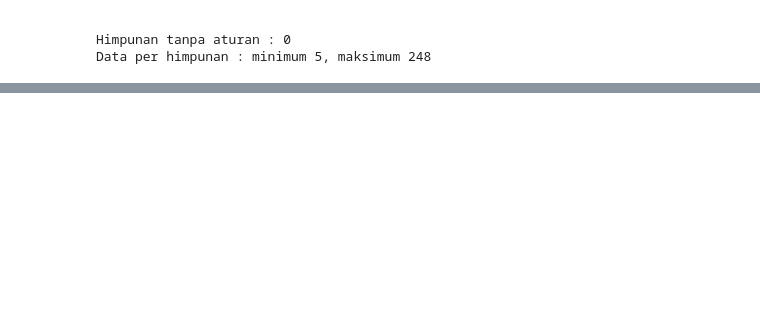
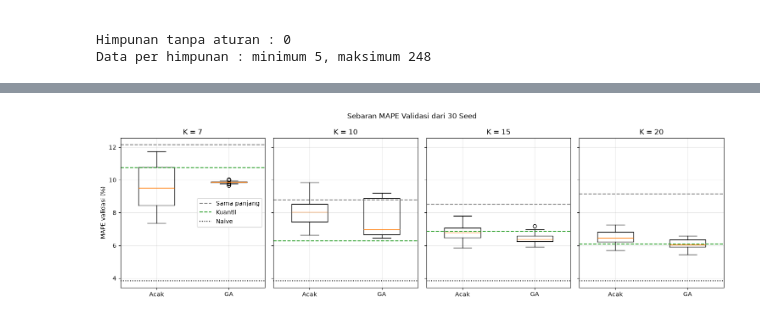
Before and after one commit to g3raldatsc/kb-final-project, a Jupyter notebook: Notebook/5_ga_fts_modeling.ipynb, the cells around one changed output, grey strips where cells are left out. Drawn from its saved outputs; the diff is of its cells as text; code cells hidden in the pictures; blank space fills up the shorter version.

```diff
--- a/Notebook/5_ga_fts_modeling.ipynb
+++ b/Notebook/5_ga_fts_modeling.ipynb
@@ -307,0 +351,92 @@ Data per himpunan : minimum 5, maksimum 248
+# %%
+import time
+from scipy.stats import wilcoxon
+
+JUMLAH_SEED = 30
+DAFTAR_K = [7, 10, 15, 20]
+UKURAN_POPULASI, JUMLAH_GENERASI = 60, 150
+SEED_AWAL = config.SEED
+a_lat, y_lat = latih.values[:-1], latih.values[1:]
+a_val, y_val = acuan_validasi.values, validasi.values
+
+baris, batas_ga = [], {}
+mulai = time.time()
+for K in DAFTAR_K:
+    for nama, b in (("Sama panjang", interval_sama_panjang(latih.values, K)),
+                    ("Sama frekuensi (kuantil)", batas_kuantil(latih.values, K))):
+        baris.append({"K": K, "metode": nama, "seed": -1,
+                      "mape_latih": mape_fts(b, latih.values, a_lat, y_lat),
+                      "mape_validasi": mape_fts(b, latih.values, a_val, y_val)})
+    batas_ga[K] = []
+    for i in range(JUMLAH_SEED):
+        seed = SEED_AWAL + i
+        acak = pencarian_acak(latih.values, K, UKURAN_POPULASI * JUMLAH_GENERASI, seed=seed + 1000)
+        ga = jalankan_ga(latih.values, K, ukuran_populasi=UKURAN_POPULASI,
+                         jumlah_generasi=JUMLAH_GENERASI, seed=seed)
+        batas_ga[K].append(ga["batas"].tolist())
+        for nama, hasil in (("Pencarian acak", acak), ("Algoritma Genetika", ga)):
+            baris.append({"K": K, "metode": nama, "seed": seed,
+                          "mape_latih": hasil["mape_latih"],
+                          "mape_validasi": mape_fts(hasil["batas"], latih.values, a_val, y_val)})
+    print(f"K = {K:<2} selesai (waktu berjalan {time.time() - mulai:.0f} detik)")
+
+eksperimen = pd.DataFrame(baris)
+eksperimen.to_csv(config.DIR_MODEL / "hasil_eksperimen_ga.csv", index=False)
+with open(config.DIR_MODEL / "batas_ga_per_seed.json", "w", encoding="utf-8") as f:
+    json.dump({str(k): v for k, v in batas_ga.items()}, f)
+
+urutan = ["Sama panjang", "Sama frekuensi (kuantil)", "Pencarian acak", "Algoritma Genetika"]
+ringkas = (eksperimen.groupby(["K", "metode"])["mape_validasi"]
+           .agg(rata2="mean", std="std", minimum="min", maksimum="max")
+           .reindex(pd.MultiIndex.from_product([DAFTAR_K, urutan], names=["K", "metode"])))
+
+print()
+print("=" * 62)
+print(f"MAPE validasi (%) dari {JUMLAH_SEED} saed per K")
+print("=" * 62)
+print(ringkas.round(2).to_string())
+print("(std kosong: pembagian bersifat pasti, tidak bergantung seed)")
+
+baris_uji = []
+for K in DAFTAR_K:
+    sub = eksperimen[eksperimen["K"] == K]
+    ga_v = sub[sub["metode"] == "Algoritma Genetika"].sort_values("seed")["mape_validasi"].values
+    acak_v = sub[sub["metode"] == "Pencarian acak"].sort_values("seed")["mape_validasi"].values
+    sp = sub[sub["metode"] == "Sama panjang"]["mape_validasi"].iloc[0]
+    kq = sub[sub["metode"] == "Sama frekuensi (kuantil)"]["mape_validasi"].iloc[0]
+    baris_uji.append({
+        "K": K,
+        "GA_lebih_baik_dari_sama_panjang_%": (ga_v < sp).mean() * 100,
+        "GA_lebih_baik_dari_kuantil_%": (ga_v < kq).mean() * 100,
+        "GA_lebih_baik_dari_acak_%": (ga_v < acak_v).mean() * 100,
+        "p_Wilcoxon_GA_vs_kuantil": wilcoxon(ga_v - kq, alternative="less").pvalue,
+        "p_Wilcoxon_GA_vs_acak": wilcoxon(ga_v - acak_v, alternative="less").pvalue,
+    })
+tabel_uji = pd.DataFrame(baris_uji).set_index("K")
+
+print()
+print("=" * 62)
+print("seberapa sering algoritma genetika lebih baik pada data valdi")
+print("=" * 62)
+print(tabel_uji.round(4).to_string())
+print("p kecil (< 0.05) berarti selisih ke arah GA lebih baik tidak mungkin akibat kebetulan semata,")
+print("tetapi hanya menyangkut keacakan algoritma pada data validasi ini, bukan data masa depan.")
+
+fig, ax = plt.subplots(1, len(DAFTAR_K), figsize=(15, 4.6), sharey=True)
+naive_val = hasil_baseline.loc["Naive", "MAPE_%"]
+for a, K in zip(ax, DAFTAR_K):
+    sub = eksperimen[eksperimen["K"] == K]
+    data_box = [sub[sub["metode"] == m]["mape_validasi"].values for m in ("Pencarian acak", "Algoritma Genetika")]
+    a.boxplot(data_box, tick_labels=["Acak", "GA"], widths=0.5)
+    a.axhline(sub[sub["metode"] == "Sama panjang"]["mape_validasi"].iloc[0], color="gray", linestyle="--", label="Sama panjang")
+    a.axhline(sub[sub["metode"] == "Sama frekuensi (kuantil)"]["mape_validasi"].iloc[0], color="tab:green", linestyle="--", label="Kuantil")
+    a.axhline(naive_val, color="black", linestyle=":", label="Naive")
+    a.set_title(f"K = {K}")
+    a.grid(alpha=0.3)
+ax[0].set_ylabel("MAPE validasi (%)")
+ax[0].legend()
+fig.suptitle(f"Sebaran MAPE Validasi dari {JUMLAH_SEED} Seed")
+plt.tight_layout()
+plt.savefig(config.DIR_IMG / "5_eksperimen_berulang.png", dpi=150)
+plt.show()
+# %% [output]
@@ -307,0 +460 @@ Data per himpunan : minimum 5, maksimum 248
+[figure, added]
```
Also changed, not shown: parts of 14 cells of this notebook, 9 other files.
